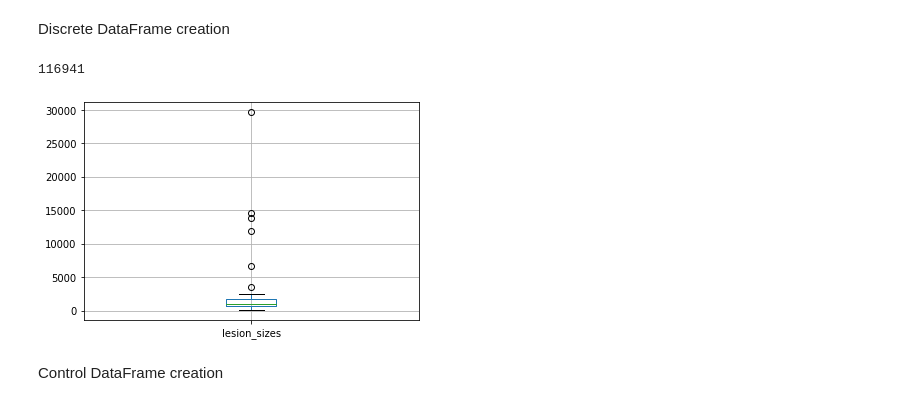
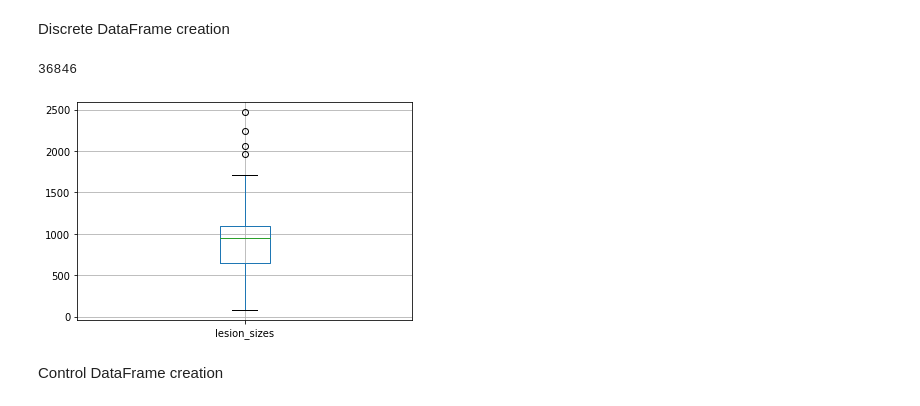
Before and after one commit to AndreaPerera/CISC499, a Jupyter notebook: features.ipynb, the cells around one changed output. Drawn from its saved outputs; the diff is of its cells as text; code cells hidden in the pictures.

Commit message:
svm code updated, outliers removed, binary classification

```diff
--- a/features.ipynb
+++ b/features.ipynb
@@ -41,43 +41,61 @@ patient_ids = []
 
 for file in gm_lesions_file_list:
     patient_ids.append(re.search('.*(D[0-9][0-9][0-9]).*', os.path.basename(file)).group(1))
 
 
 ALL_D_FRAMES =[]
 
 # create discrete df
 dir = "OUTPUT/DISCRETE/LESIONS/"
 
 for patient in patient_ids:
     df = pd.DataFrame({'GM' : create_col(dir, patient, "GM"),
                         'FA' : create_col(dir, patient, "FA"),
                         'MD' : create_col(dir, patient, "MD"),
                         'FICVF' : create_col(dir, patient, "FICVF"),
                         'ODI' : create_col(dir, patient, "ODI") ,
 
     })
 
     df = df[(df.T != 0).any()]
     df['target_name'] = "Discrete"
     df['target'] = 1
     df = df.reset_index(drop=True)
     ALL_D_FRAMES.append(df)
 
-sizes = []
+# sizes = []
+# for i in range(len(ALL_D_FRAMES)):
+#     sizes.append(ALL_D_FRAMES[i].shape[0])
+# tot = 0
+# for i in range(len(sizes)):
+#     tot = tot + sizes[i]
+# print(tot)
+
+# check mean and range of sizes of lesions using boxplot
+# df = pd.DataFrame(sizes, columns=['lesion_sizes'])
+# boxplot = df.boxplot()
+# plt.savefig("boxplot-image")
+
+outlier_frames = []
+outliers = [32, 31, 22, 19, 17, 11] # outlier indices, reverse order not to mess up indexing
+for i in outliers:
+    outlier_frames.append(ALL_D_FRAMES[i])
+    ALL_D_FRAMES.pop(i)
+
+new_sizes = []
 for i in range(len(ALL_D_FRAMES)):
-    sizes.append(ALL_D_FRAMES[i].shape[0])
+    new_sizes.append(ALL_D_FRAMES[i].shape[0])
 tot = 0
-for i in range(len(sizes)):
-    tot = tot + sizes[i]
+for i in range(len(new_sizes)):
+    tot = tot + new_sizes[i]
 print(tot)
 
-# check mean and range of sizes of lesions using boxplot
-df = pd.DataFrame(sizes, columns=['lesion_sizes'])
-boxplot = df.boxplot()
-plt.savefig("boxplot-image")
+df2 = pd.DataFrame(new_sizes, columns=['lesion_sizes'])
+boxplot = df2.boxplot()
+plt.savefig("boxplot-image-no-outliers")
 # %% [output]
-116941
+36846
-[figure, old version]
+[figure, new version]
 # %% [markdown]
 Control DataFrame creation
 # %%
```
Also changed, not shown: parts of 3 cells of this notebook, 3 other files.
